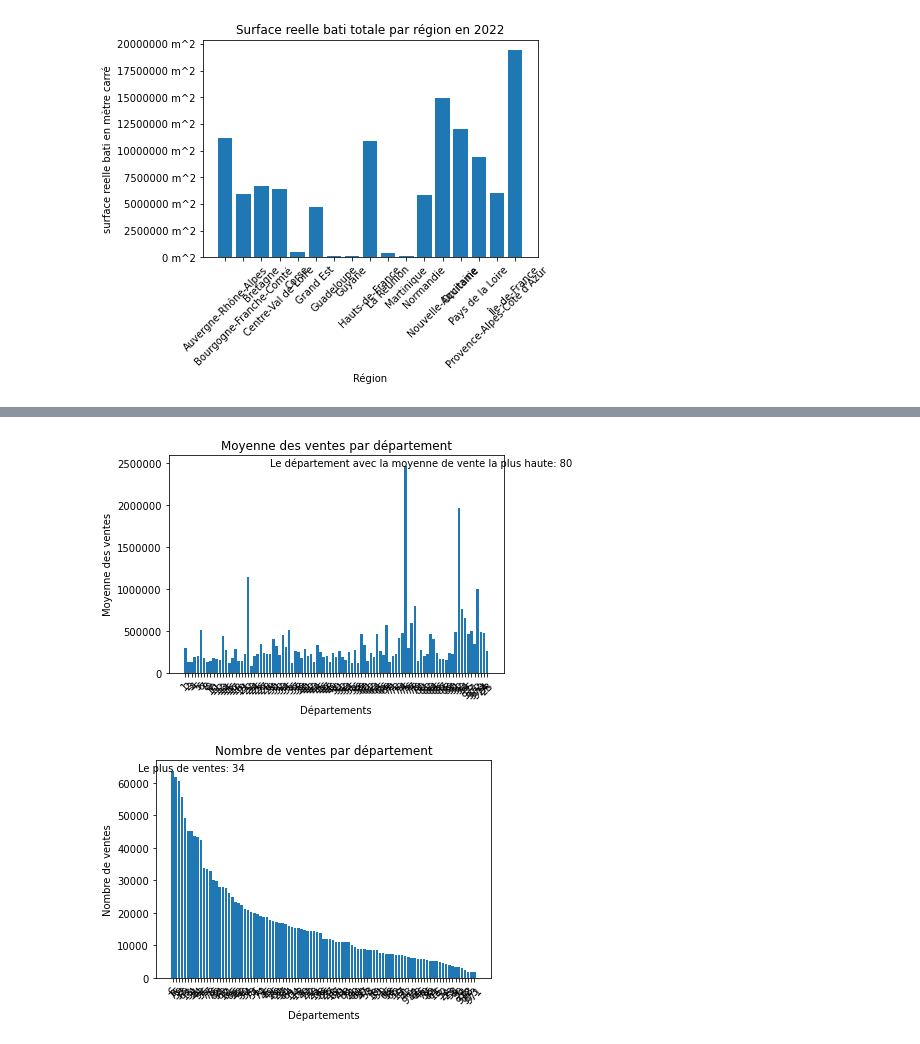
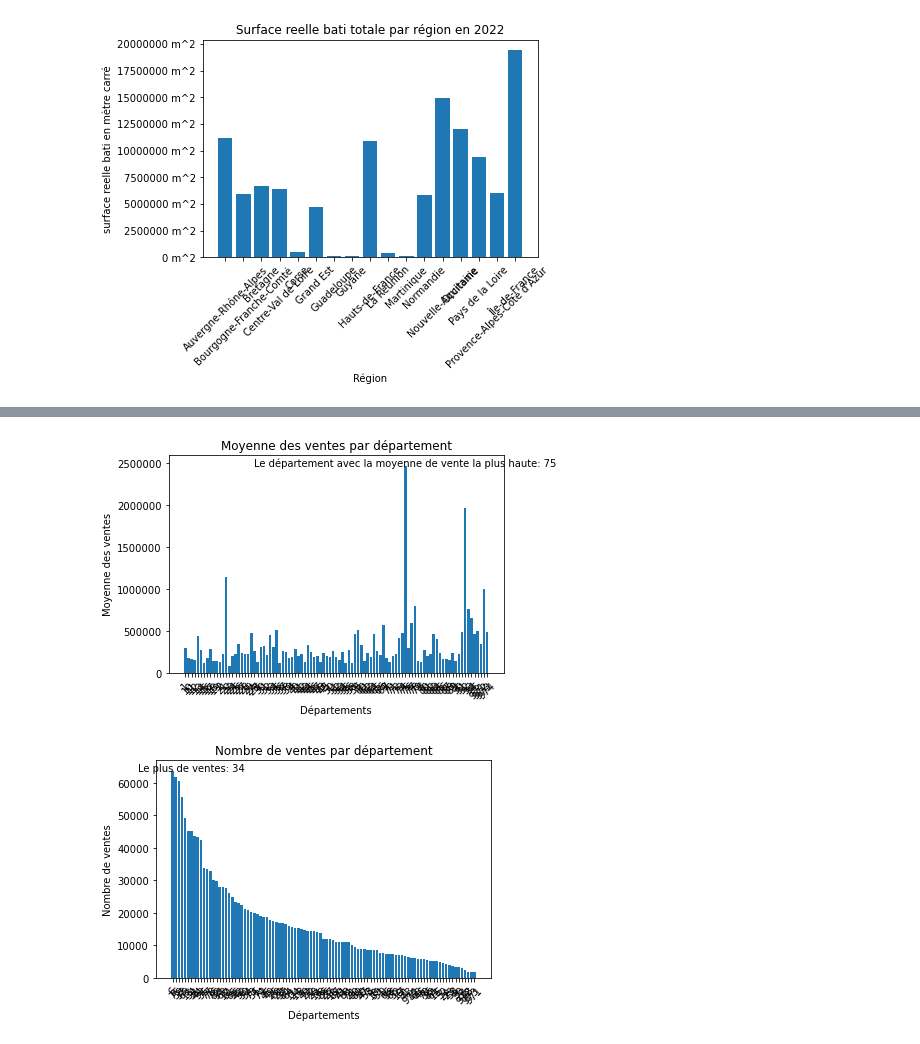
Before and after one commit to Marc94440/Projet-DVF, a Jupyter notebook: Projet_DVF.ipynb, the cells around one changed output, grey strips where cells are left out. Cells and saved outputs as stored; diff of their text form; code cells hidden in the pictures.

```diff
--- a/Projet_DVF.ipynb
+++ b/Projet_DVF.ipynb
@@ -287,34 +288,34 @@ plt.show()
 # %%
 import pandas as pd
 import matplotlib.pyplot as plt
 
 # Calculer la moyenne des ventes par département
 moyenne_ventes_departements = VF_2022.groupby("Code departement")["Valeur fonciere"].mean()
 
 # Convertir les codes départementaux en chaînes de caractères
 departements = moyenne_ventes_departements.index.astype(str)
 
 # Trouver l'indice du département avec la moyenne des ventes maximale
-indice_departement_max = moyenne_ventes_departements.idxmax()
+indice_departement_max = moyenne_ventes_departements.argmax()
 departement_max = departements[indice_departement_max]
 valeur_max = moyenne_ventes_departements.max()
 
 # Tracer le graphique de la moyenne des ventes par département
 plt.bar(departements, moyenne_ventes_departements)
 plt.title("Moyenne des ventes par département")
 plt.xlabel("Départements")
 plt.ylabel("Moyenne des ventes")
 plt.xticks(rotation=45)
 
 # Formater les étiquettes d'axe
 plt.ticklabel_format(style='plain', axis='y')
 
 # Afficher le département avec la moyenne des ventes maximale
 plt.text(indice_departement_max, valeur_max, f"Le département avec la moyenne de vente la plus haute: {departement_max}", ha='center')
 
 plt.show()
 # %% [output]
-[figure, old version]
+[figure, new version]
 # %%
 import pandas as pd
 import matplotlib.pyplot as plt
```
Also changed, not shown: parts of 10 cells of this notebook, 2 other files.
